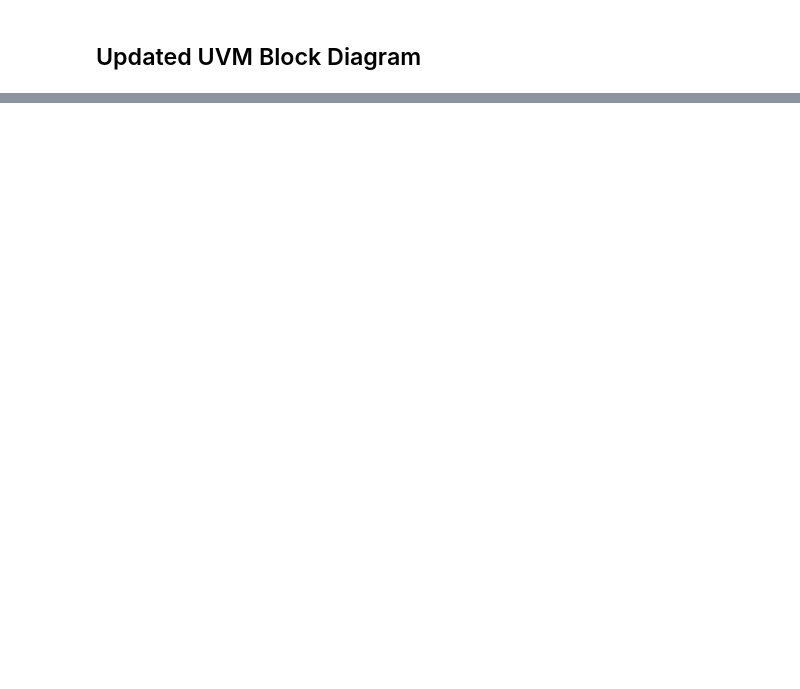
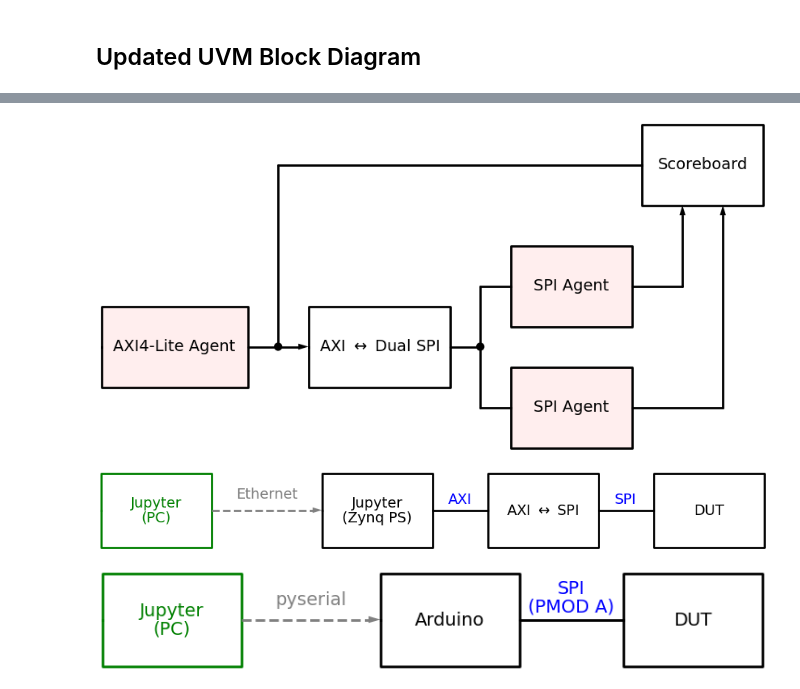
Before and after one commit to Codax2000/ns-sar-pcb, a Jupyter notebook: scratchpad.ipynb, the cells around one changed output, grey strips where cells are left out. Cells and saved outputs as stored; diff of their text form; code cells hidden in the pictures; blank space fills up the shorter version.

Commit message:
updated architecture for dual SPI

```diff
--- a/scratchpad.ipynb
+++ b/scratchpad.ipynb
@@ -526,0 +505,49 @@ with schemdraw.Drawing() as d:
+# %%
+with schemdraw.Drawing() as d:
+    dsp.Box().label('AXI4-Lite Agent').fill(agent_color)
+    dsp.Line().length(d.unit/4).dot()
+    arr1 = dsp.Arrow().length(d.unit/4)
+    dsp.Box(w=3.5).label(r'AXI $\leftrightarrow$ Dual SPI')
+    dsp.Line().length(d.unit/4).dot()
+
+    with d.hold():
+        dsp.Line().up().length(d.unit/2)
+        dsp.Line().right().length(d.unit/4)
+        spi1 = dsp.Box().label('SPI Agent').fill(agent_color)
+
+    with d.hold():
+        dsp.Line().down().length(d.unit/2)
+        dsp.Line().right().length(d.unit/4)
+        spi2 = dsp.Box().label('SPI Agent').fill(agent_color)
+
+    dsp.Line().up().at(arr1.start).length(d.unit*1.5)
+    dsp.Line().right().length(d.unit*3)
+    sb = dsp.Box().label('Scoreboard')
+
+    dsp.Line().at(spi1.E).right().tox(sb.S - 0.5)
+    dsp.Arrow().up().toy(sb.S)
+
+    dsp.Line().at(spi2.E).right().tox(sb.S + 0.5)
+    dsp.Arrow().up().toy(sb.S)
+# %% [output]
+[figure, added]
+# %%
+with schemdraw.Drawing() as d:
+    dsp.Box().label('Jupyter\n(PC)').color('green')
+    dsp.Arrow().linestyle('--').label('Ethernet').color('gray')
+    dsp.Box().label('Jupyter\n(Zynq PS)')
+    dsp.Line().length(d.unit/2).label('AXI', color='blue')
+    dsp.Box(w=3).label('AXI $\leftrightarrow$ SPI')
+    dsp.Line().length(d.unit/2).label('SPI', color='blue')
+    dsp.Box(w=3).label('DUT')
+# %% [output]
+[figure, added]
+# %%
+with schemdraw.Drawing(show=False) as d:
+    dsp.Box().label('Jupyter\n(PC)').color('green')
+    dsp.Arrow().linestyle('--').label('pyserial').color('gray')
+    dsp.Box().label('Arduino')
+    dsp.Line().length(d.unit*3/4).label('SPI\n(PMOD A)', color='blue')
+    dsp.Box(w=3).label('DUT')
+# %% [output]
+[figure, added]
```
Also changed, not shown: parts of 11 cells of this notebook, 2 other files.
